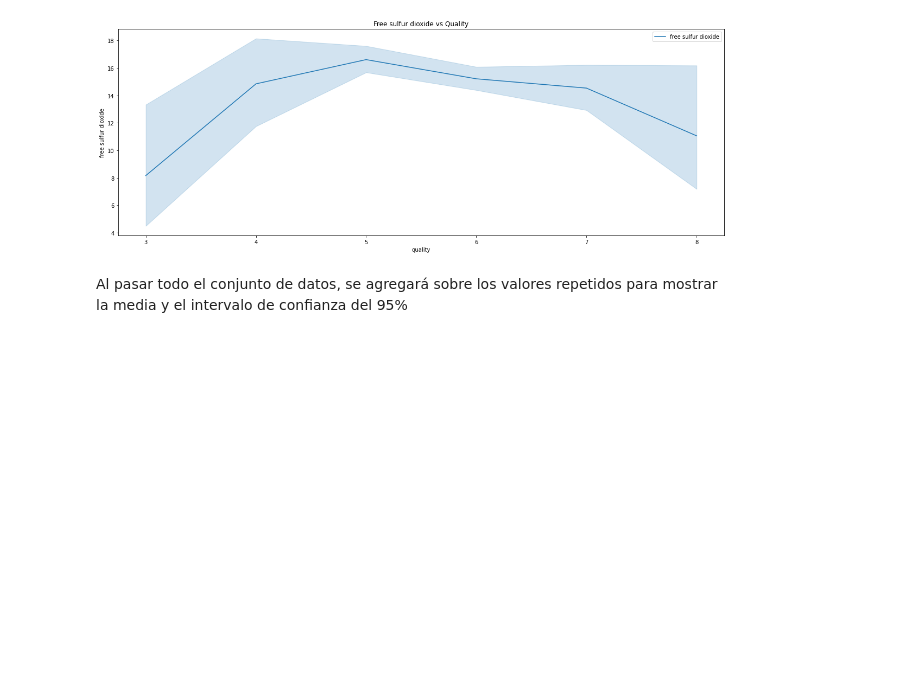
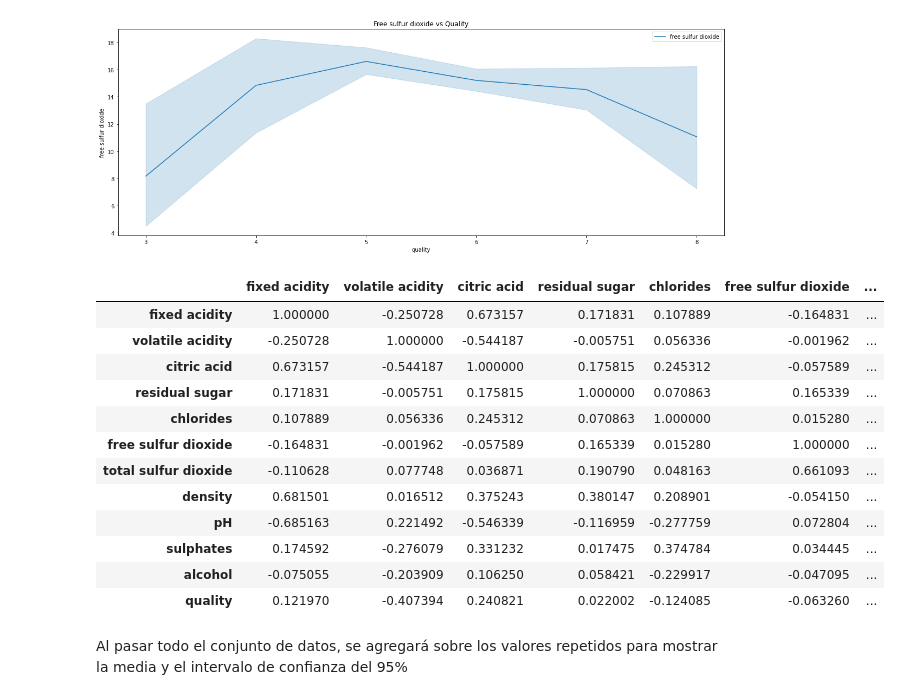
Before and after one commit to FIUBA-Posgrado-Inteligencia-Artificial/aprendizaje_maquina_I, a Jupyter notebook: Clase 4/svm.ipynb, the cells around one changed output. Drawn from its saved outputs; the diff is of its cells as text; code cells hidden in the pictures; blank space fills up the shorter version.

```diff
--- a/Clase 4/svm.ipynb
+++ b/Clase 4/svm.ipynb
@@ -210,6 +210,23 @@ plt.legend()
 plt.show()
 # %% [output]
 [figure]
+# %%
+# Plor de las correlaciones
+df.corr().style.background_gradient(cmap='coolwarm')
+# %% [output]
+|  | fixed acidity | volatile acidity | citric acid | residual sugar | chlorides | free sulfur dioxide | ... |
+| fixed acidity | 1.000000 | -0.250728 | 0.673157 | 0.171831 | 0.107889 | -0.164831 | ... |
+| volatile acidity | -0.250728 | 1.000000 | -0.544187 | -0.005751 | 0.056336 | -0.001962 | ... |
+| citric acid | 0.673157 | -0.544187 | 1.000000 | 0.175815 | 0.245312 | -0.057589 | ... |
+| residual sugar | 0.171831 | -0.005751 | 0.175815 | 1.000000 | 0.070863 | 0.165339 | ... |
+| chlorides | 0.107889 | 0.056336 | 0.245312 | 0.070863 | 1.000000 | 0.015280 | ... |
+| free sulfur dioxide | -0.164831 | -0.001962 | -0.057589 | 0.165339 | 0.015280 | 1.000000 | ... |
+| total sulfur dioxide | -0.110628 | 0.077748 | 0.036871 | 0.190790 | 0.048163 | 0.661093 | ... |
+| density | 0.681501 | 0.016512 | 0.375243 | 0.380147 | 0.208901 | -0.054150 | ... |
+| pH | -0.685163 | 0.221492 | -0.546339 | -0.116959 | -0.277759 | 0.072804 | ... |
+| sulphates | 0.174592 | -0.276079 | 0.331232 | 0.017475 | 0.374784 | 0.034445 | ... |
+| alcohol | -0.075055 | -0.203909 | 0.106250 | 0.058421 | -0.229917 | -0.047095 | ... |
+| quality | 0.121970 | -0.407394 | 0.240821 | 0.022002 | -0.124085 | -0.063260 | ... |
 # %% [markdown]
 Al pasar todo el conjunto de datos, se agregará sobre los valores repetidos para mostrar la media y el intervalo de confianza del 95%
 # %% [markdown]
```
Also changed, not shown: parts of 5 cells of this notebook, 6 other files.
